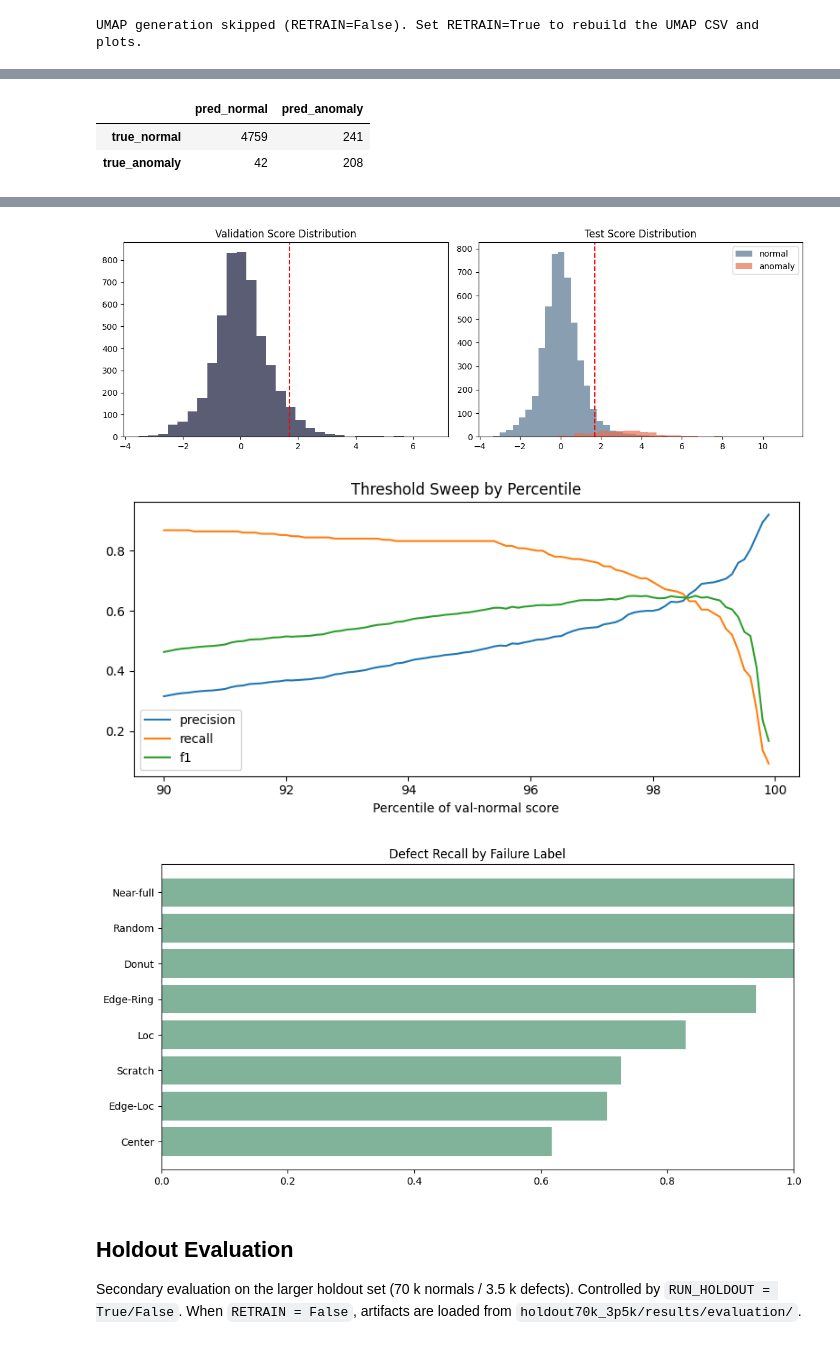
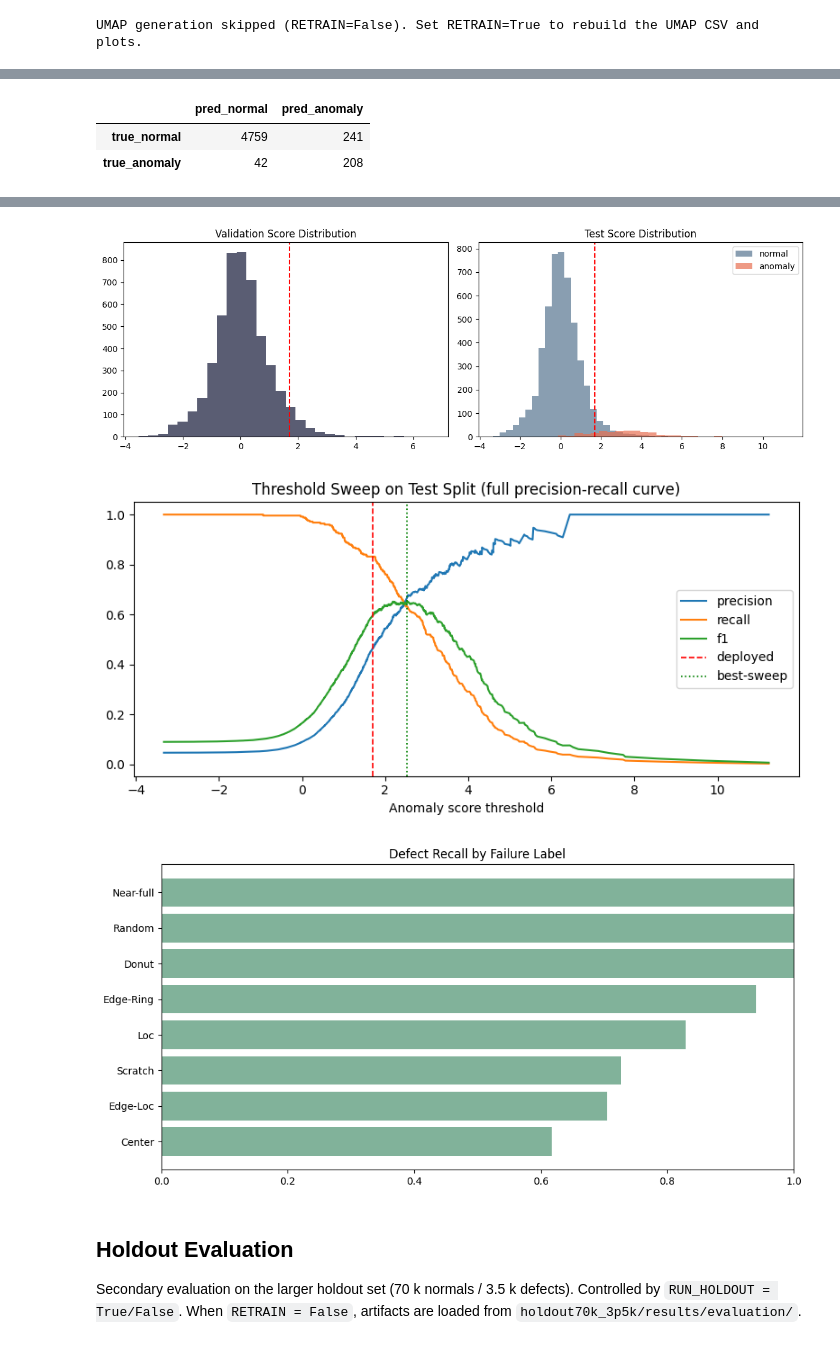
Before and after one commit to henreads/DeepLearning-Group8, a Jupyter notebook: experiments/anomaly_detection/patchcore/vit_b16/x224/main/notebook.ipynb, the cells around one changed output, grey strips where cells are left out. Drawn from its saved outputs; the diff is of its cells as text; code cells hidden in the pictures.

```diff
--- a/experiments/anomaly_detection/patchcore/vit_b16/x224/main/notebook.ipynb
+++ b/experiments/anomaly_detection/patchcore/vit_b16/x224/main/notebook.ipynb
@@ -582,12 +589,10 @@ if RETRAIN:
     labels_z  = test_scores_df["is_anomaly"].to_numpy()
     scores_z  = test_scores_df["score"].to_numpy()
     metrics   = compute_threshold_metrics(labels_z, scores_z, threshold_z)
-    val_normal_z = val_scores_df.loc[val_scores_df["is_anomaly"] == 0, "score"].to_numpy()
-    sweep_df  = sweep_percentile_thresholds(val_normal_z, labels_z, scores_z)
+    sweep_df, best_sweep = sweep_threshold_metrics(labels_z, scores_z)
     breakdown = build_defect_breakdown(
         dataset["test_defect_types"], labels_z, scores_z, threshold_z
     )
-    best_sweep = sweep_df.sort_values("f1", ascending=False).iloc[0].to_dict()
 
     summary = {
         "evaluation_mode": "main_5pct",
@@ -607,11 +612,11 @@ if RETRAIN:
         "n_test_normal": int((labels_z == 0).sum()),
         "n_test_defect": int((labels_z == 1).sum()),
         "threshold_sweep_best": {
-            "percentile": float(best_sweep["percentile"]),
-            "threshold_z": float(best_sweep["threshold_z"]),
+            "threshold": float(best_sweep["threshold"]),
             "precision": float(best_sweep["precision"]),
-            "recall": float(best_sweep["recall"]),
-            "f1": float(best_sweep["f1"]),
+            "recall":    float(best_sweep["recall"]),
+            "f1":        float(best_sweep["f1"]),
+            "predicted_anomalies": int(best_sweep["predicted_anomalies"]),
         },
     }
 
@@ -658,7 +663,7 @@ else:
     print(f"Loaded artifacts from {OUTPUT_DIR}")
 
 print(f"\nthreshold_z  = {threshold_z:.4f}  (raw cosine: {threshold_raw:.4f})")
-print(f"F1={metrics['f1']:.3f}  AUROC={metrics['roc_auc']:.3f}  AUPRC={metrics['avg_precision']:.3f}")
+print(f"F1={metrics['f1']:.3f}  AUROC={metrics['roc_auc']:.3f}  AUPRC={metrics['avg_precision']:.3f}    SWEEP_BEST_F1={best_sweep.get('f1', 0.0):.3f}")
 # %% [output]
 Loaded artifacts from C:\Users\User\Desktop\Term 8\Deep Learning\Project\DeepLearning-Group8\experiments\anomaly_detection\patchcore\vit_b16\x224\main\artifacts\patchcore_vit_b16_5pct\main_5pct
 
@@ -885,7 +890,7 @@ display(breakdown)
 _val_normal_scores  = val_scores_df.loc[val_scores_df["is_anomaly"] == 0, "score"].to_numpy()
 _test_normal_scores = test_scores_df.loc[test_scores_df["is_anomaly"] == 0, "score"].to_numpy()
 _test_anomaly_scores= test_scores_df.loc[test_scores_df["is_anomaly"] == 1, "score"].to_numpy()
-_best_thresh = float(best_sweep.get("threshold_z", threshold_z))
+_best_thresh = float(best_sweep.get("threshold", threshold_z))
 
 fig, ax = plt.subplots(figsize=(9, 4))
 ax.hist(_val_normal_scores,  bins=40, alpha=0.55, color="#3d405b", label="val normal")
@@ -919,17 +924,21 @@ fig.savefig(PLOTS_DIR / "score_distribution.png", dpi=200, bbox_inches="tight")
 plt.show()
 plt.close(fig)
 
-# ── Threshold sweep ───────────────────────────────────────────────────────────
-if "percentile" in sweep_df.columns:
-    _sweep_x = sweep_df["percentile"]
+# ── Threshold sweep (full precision_recall_curve sweep) ───────────────────────
+if "threshold" in sweep_df.columns:
+    _sweep_x = sweep_df["threshold"]
+    _sweep_xlabel = "Anomaly score threshold"
 else:
     _sweep_x = sweep_df.index
+    _sweep_xlabel = "Sweep index"
 fig, ax = plt.subplots(figsize=(8, 4))
 ax.plot(_sweep_x, sweep_df["precision"], label="precision")
 ax.plot(_sweep_x, sweep_df["recall"],    label="recall")
 ax.plot(_sweep_x, sweep_df["f1"],        label="f1")
-ax.set_xlabel("Percentile of val-normal score")
-ax.set_title("Threshold Sweep by Percentile")
+ax.axvline(threshold_z,  color="red",   linestyle="--", linewidth=1.2, label="deployed")
+ax.axvline(_best_thresh, color="green", linestyle=":",  linewidth=1.2, label="best-sweep")
+ax.set_xlabel(_sweep_xlabel)
+ax.set_title("Threshold Sweep on Test Split (full precision-recall curve)")
 ax.legend()
 plt.tight_layout()
 fig.savefig(PLOTS_DIR / "threshold_sweep.png", dpi=200, bbox_inches="tight")
@@ -938,34 +947,34 @@ plt.close(fig)
 
 # ── Defect recall bar chart ───────────────────────────────────────────────────
 if "recall" in breakdown.columns and "failure_label" in breakdown.columns:
     fig, ax = plt.subplots(figsize=(10, 5))
     _bd = breakdown.sort_values("recall", ascending=False)
     ax.barh(_bd["failure_label"], _bd["recall"], color="#81b29a")
     ax.set_xlim(0.0, 1.0)
     ax.invert_yaxis()
     ax.set_title("Defect Recall by Failure Label")
     plt.tight_layout()
     fig.savefig(PLOTS_DIR / "defect_breakdown.png", dpi=200, bbox_inches="tight")
     plt.show()
     plt.close(fig)
 # %% [output]
 |  | variant | backbone | threshold_z | threshold_raw | precision | recall | f1 | roc_auc | avg_precision | ... |
 | 0 | vit_b16_one_layer_patchcore_x224 | vit_base_patch16_224.augreg_in21k... | 1.6933 | 0.5182 | 0.4633 | 0.832 | 0.5951 | 0.9563 | 0.6709 | ... |
 |  | pred_normal | pred_anomaly |
 | true_normal | 4759 | 241 |
 | true_anomaly | 42 | 208 |
 |  | failure_label | count | detected | recall | mean_score |
 | 0 | Center | 34 | 21 | 0.618 | 2.294 |
 | 1 | Edge-Loc | 44 | 31 | 0.705 | 2.723 |
 | 2 | Scratch | 11 | 8 | 0.727 | 3.016 |
 | 3 | Loc | 41 | 34 | 0.829 | 3.000 |
 | 4 | Edge-Ring | 102 | 96 | 0.941 | 3.438 |
 | 5 | Donut | 2 | 2 | 1.000 | 5.755 |
 | 6 | Near-full | 3 | 3 | 1.000 | 5.556 |
 | 7 | Random | 13 | 13 | 1.000 | 4.927 |
 [figure]
 [figure]
-[figure, old version]
+[figure, new version]
 [figure]
 # %% [markdown]
 ## Holdout Evaluation
```
Also changed, not shown: parts of 4 cells of this notebook, 21 other files.
